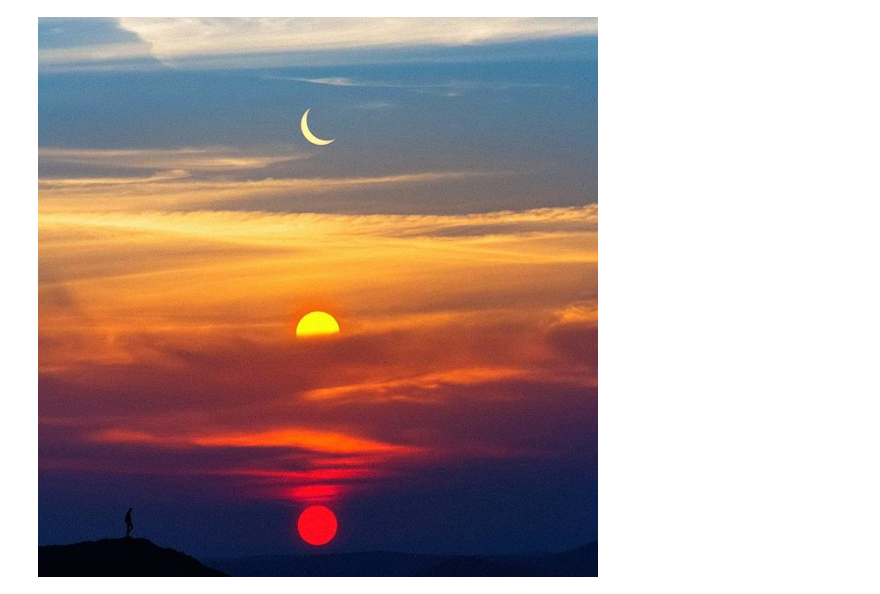
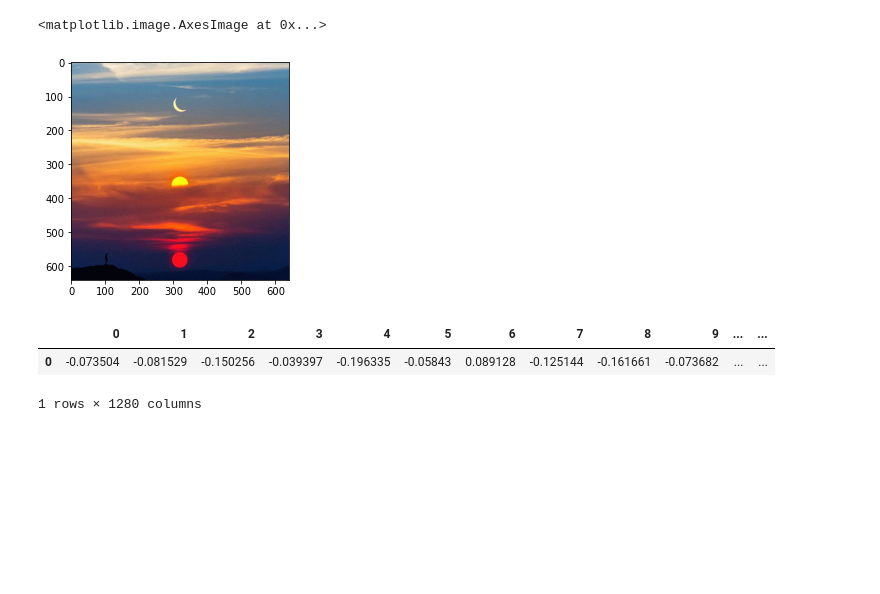
Before and after one commit to TheResearchLab/Generative-Adversarial-Network, a Jupyter notebook: COLLAGE-GAN/Image Embedding - Grouping Similar Collage Images.ipynb, the cells around one changed output. Cells and saved outputs as stored; diff of their text form; code cells hidden in the pictures; blank space fills up the shorter version.

```diff
--- a/COLLAGE-GAN/Image Embedding - Grouping Similar Collage Images.ipynb
+++ b/COLLAGE-GAN/Image Embedding - Grouping Similar Collage Images.ipynb
@@ -40,11 +43,10 @@ client = boto3.client(
     aws_session_token=current_credentials.token)
 # %%
 bucket_name = 'tellisa-collage-gan'
-img = client.download_file(Filename = '_.lunatico.__pic#0.jpg', Bucket=bucket_name,Key='collage_gan/train/_.lunatico.__pic#0.jpg')
+img_inst = client.get_object(Bucket=bucket_name,Key='collage_gan/train/_.lunatico.__pic#0.jpg')
 
 #https://www.analyticsvidhya.com/blog/2022/07/recommending-similar-images-using-image-embedding/
 # %%
-from IPython import display
-display.Image("_.lunatico.__pic#0.jpg")
+import matplotlib.pyplot as plt
+import numpy as np
+import pandas as pd
-# %% [output]
-[figure, removed]
@@ -50,0 +57,20 @@ display.Image("_.lunatico.__pic#0.jpg")
+# %%
+
+img_inst = Image.open(io.BytesIO(img_inst['Body'].read()))
+# %%
+plt.imshow(img_inst,cmap=plt.cm.binary)
+# %% [output]
+<matplotlib.image.AxesImage at 0x...>
+[figure, added]
+# %%
+model = EfficientNetB0(include_top = False, weights = 'imagenet', pooling='avg')
+x = image.img_to_array(img_inst)
+x = np.expand_dims(x,axis=0)
+x = preprocess_input(x)
+preds = model.predict(x)
+curr_df = pd.DataFrame(preds[0]).T
+curr_df
+# %% [output]
+|  | 0 | 1 | 2 | 3 | 4 | 5 | 6 | 7 | 8 | 9 | ... | ... |
+| 0 | -0.073504 | -0.081529 | -0.150256 | -0.039397 | -0.196335 | -0.05843 | 0.089128 | -0.125144 | -0.161661 | -0.073682 | ... | ... |
+1 rows × 1280 columns
```
Also changed, not shown: parts of 3 cells of this notebook.
